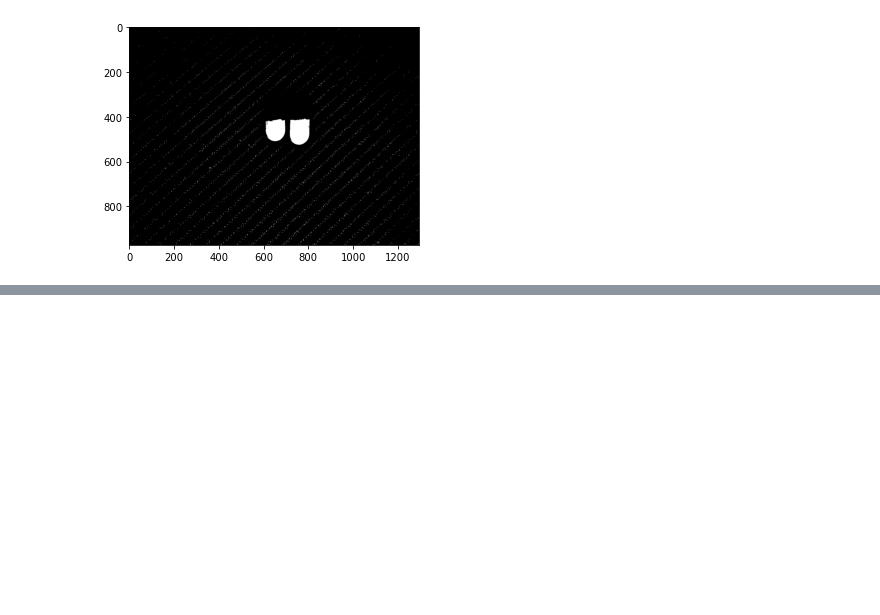
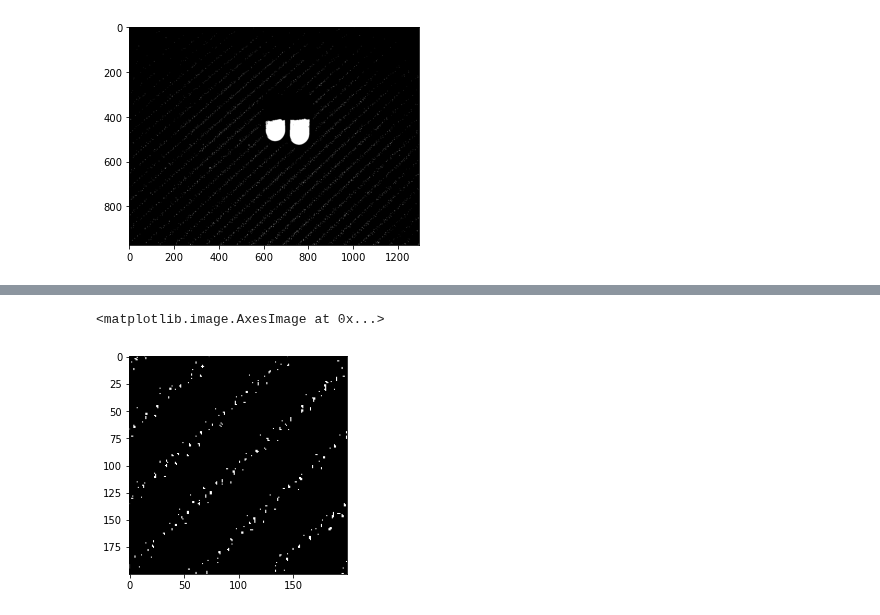
Before and after one commit to visbond/mini_programs, a Jupyter notebook: area-measure.ipynb, the cells around one changed output, grey strips where cells are left out. Cells and saved outputs as stored; diff of their text form; code cells hidden in the pictures; blank space fills up the shorter version.

```diff
--- a/area-measure.ipynb
+++ b/area-measure.ipynb
@@ -109,0 +130,8 @@ plt.imshow(thresh, 'gray')
+# %%
+# lower middle. In general the middle area has the most pronounced lines
+# taking the 200 pixels around the midpoint
+y,x = thresh.shape
+plt.imshow(thresh[x//2-100:x//2+100, y//2-100:y//2+100], 'gray')
+# %% [output]
+<matplotlib.image.AxesImage at 0x...>
+[figure, added]
```
Also changed, not shown: parts of 13 cells of this notebook.
